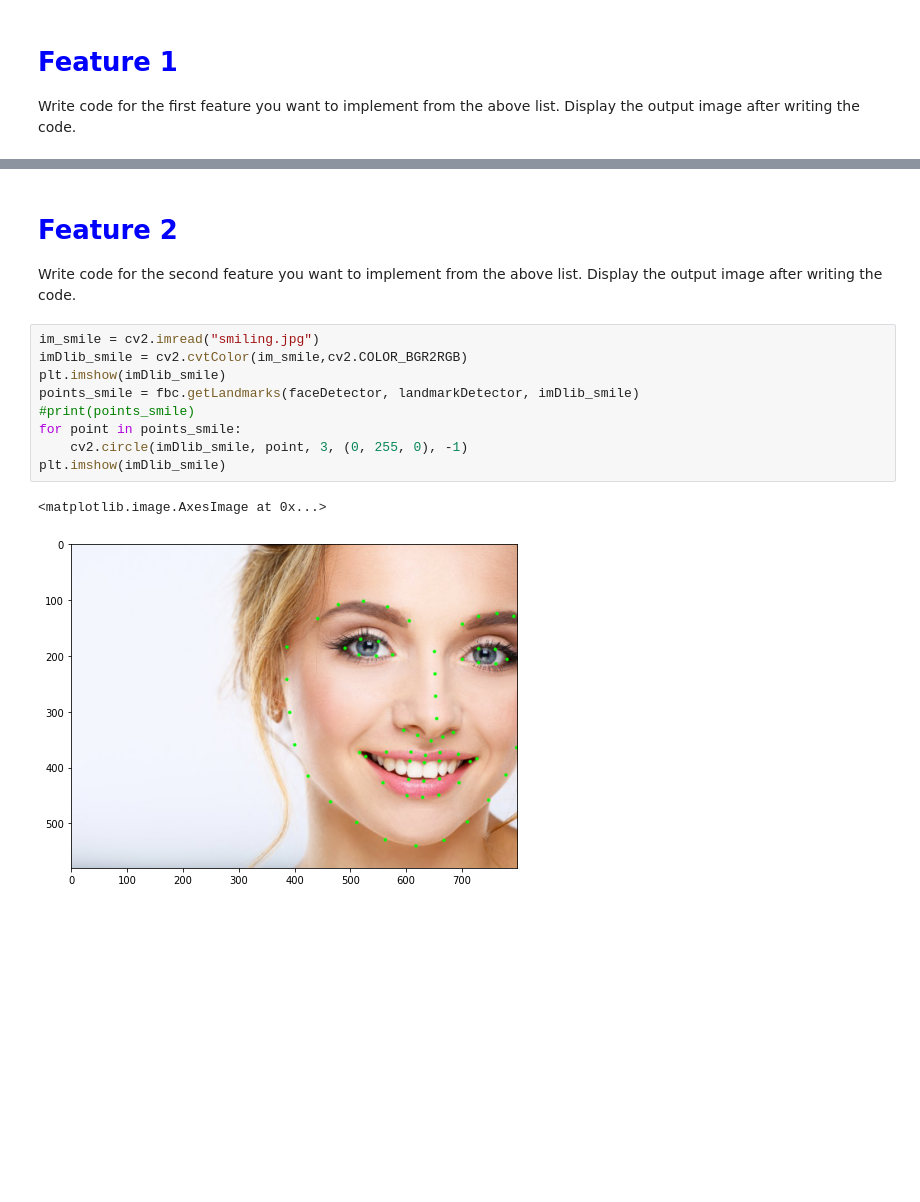
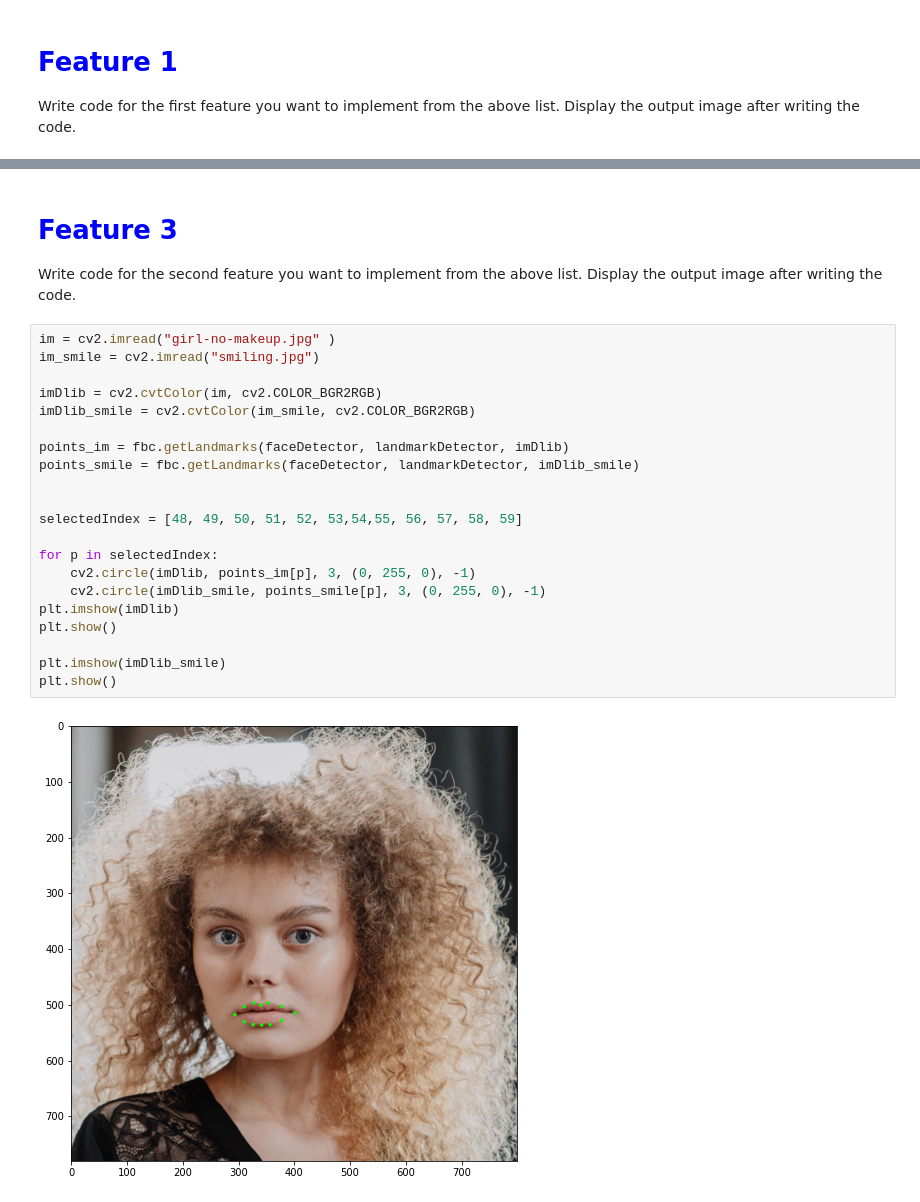
Before and after one commit to vince-CV/cv-facial-landmarks-applications, a Jupyter notebook: Virtual Makeup/virtual-makeup.ipynb, the cells around one changed output, grey strips where cells are left out. Cells and saved outputs as stored; diff of their text form; blank space fills up the shorter version.

Commit message:
landmarks projects cont

```diff
--- a/Virtual Makeup/virtual-makeup.ipynb
+++ b/Virtual Makeup/virtual-makeup.ipynb
@@ -85,15 +196,26 @@ plt.imshow(imDlib)
 # %% [markdown]
-# <font color="blue">Feature 2</font>
+# <font color="blue">Feature 3</font>
 Write code for the second feature you want to implement from the above list. Display the output image after writing the code.
 # %%
+im = cv2.imread("girl-no-makeup.jpg" )
 im_smile = cv2.imread("smiling.jpg")
-imDlib_smile = cv2.cvtColor(im_smile,cv2.COLOR_BGR2RGB)
+
+imDlib = cv2.cvtColor(im, cv2.COLOR_BGR2RGB)
+imDlib_smile = cv2.cvtColor(im_smile, cv2.COLOR_BGR2RGB)
+
+points_im = fbc.getLandmarks(faceDetector, landmarkDetector, imDlib)
+points_smile = fbc.getLandmarks(faceDetector, landmarkDetector, imDlib_smile)
+
+
+selectedIndex = [48, 49, 50, 51, 52, 53,54,55, 56, 57, 58, 59]
+
+for p in selectedIndex:
+    cv2.circle(imDlib, points_im[p], 3, (0, 255, 0), -1)
+    cv2.circle(imDlib_smile, points_smile[p], 3, (0, 255, 0), -1)
+plt.imshow(imDlib)
+plt.show()
+
 plt.imshow(imDlib_smile)
-points_smile = fbc.getLandmarks(faceDetector, landmarkDetector, imDlib_smile)
-#print(points_smile)
-for point in points_smile:
-    cv2.circle(imDlib_smile, point, 3, (0, 255, 0), -1)
-plt.imshow(imDlib_smile)
+plt.show()
 # %% [output]
-<matplotlib.image.AxesImage at 0x...>
-[figure, old version]
+[figure, new version]
```
Also changed, not shown: parts of 14 cells of this notebook.
